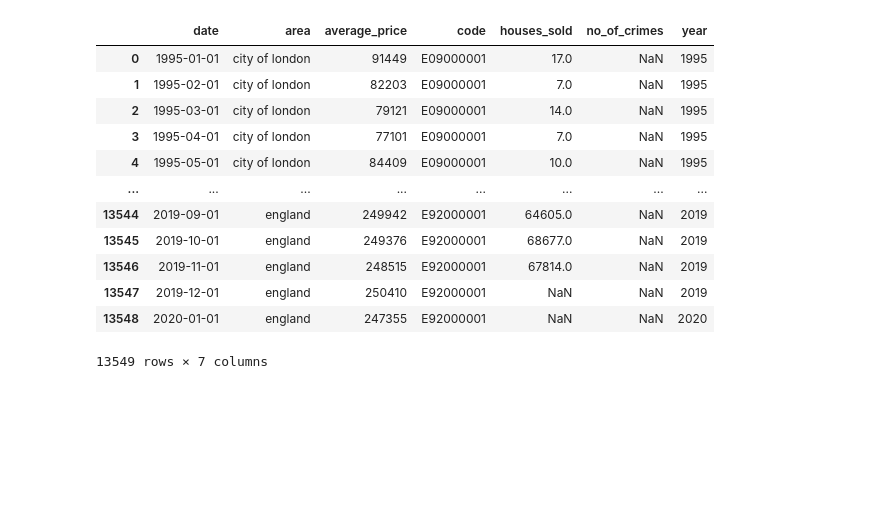
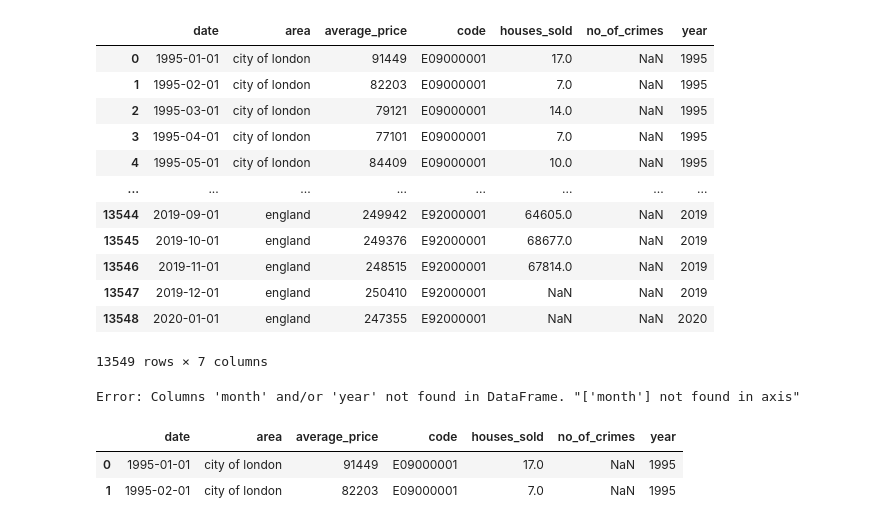
Before and after one commit to YonInsights/Project-5, a Jupyter notebook: Project-5.ipynb, the cells around one changed output. Cells and saved outputs as stored; diff of their text form; code cells hidden in the pictures; blank space fills up the shorter version.

```diff
--- a/Project-5.ipynb
+++ b/Project-5.ipynb
@@ -93,3 +93,16 @@ data
 | 13547 | 2019-12-01 | england | 250410 | E92000001 | NaN | NaN | 2019 |
 | 13548 | 2020-01-01 | england | 247355 | E92000001 | NaN | NaN | 2020 |
 13549 rows × 7 columns
+# %%
+try:
+  data.drop(['month','year'],axis=1)
+except KeyError as e:
+  print(f"Error: Columns 'month' and/or 'year' not found in DataFrame. {e}")
+# %% [output]
+Error: Columns 'month' and/or 'year' not found in DataFrame. "['month'] not found in axis"
+# %%
+data.head(2)
+# %% [output]
+|  | date | area | average_price | code | houses_sold | no_of_crimes | year |
+| 0 | 1995-01-01 | city of london | 91449 | E09000001 | 17.0 | NaN | 1995 |
+| 1 | 1995-02-01 | city of london | 82203 | E09000001 | 7.0 | NaN | 1995 |
```
Also changed, not shown: parts of 2 cells of this notebook.
